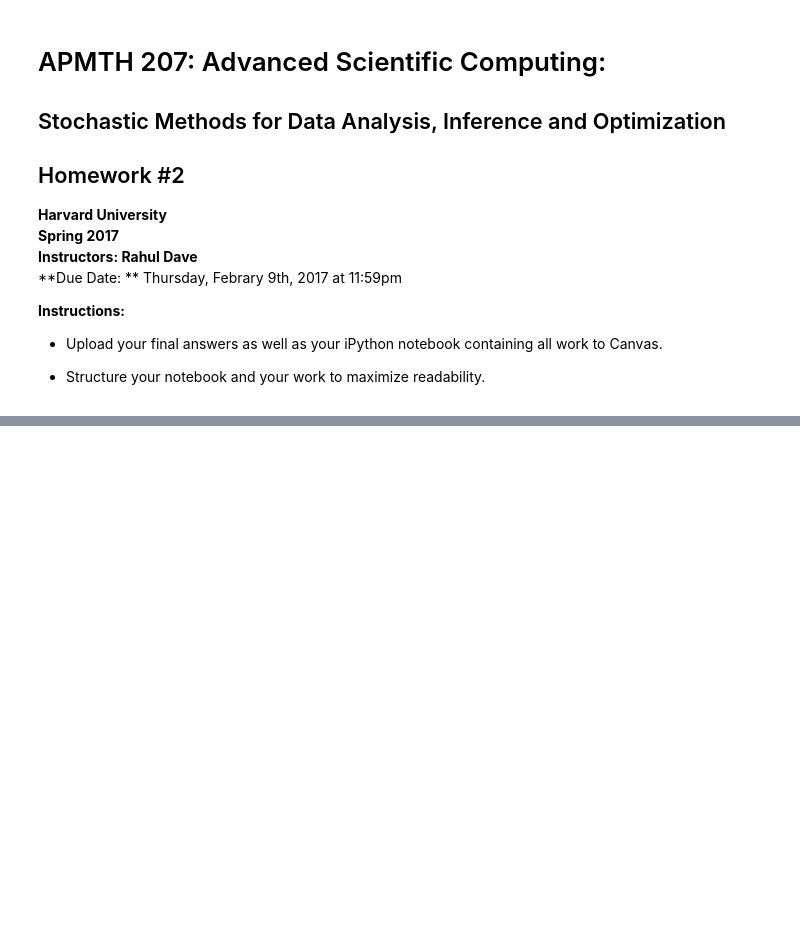
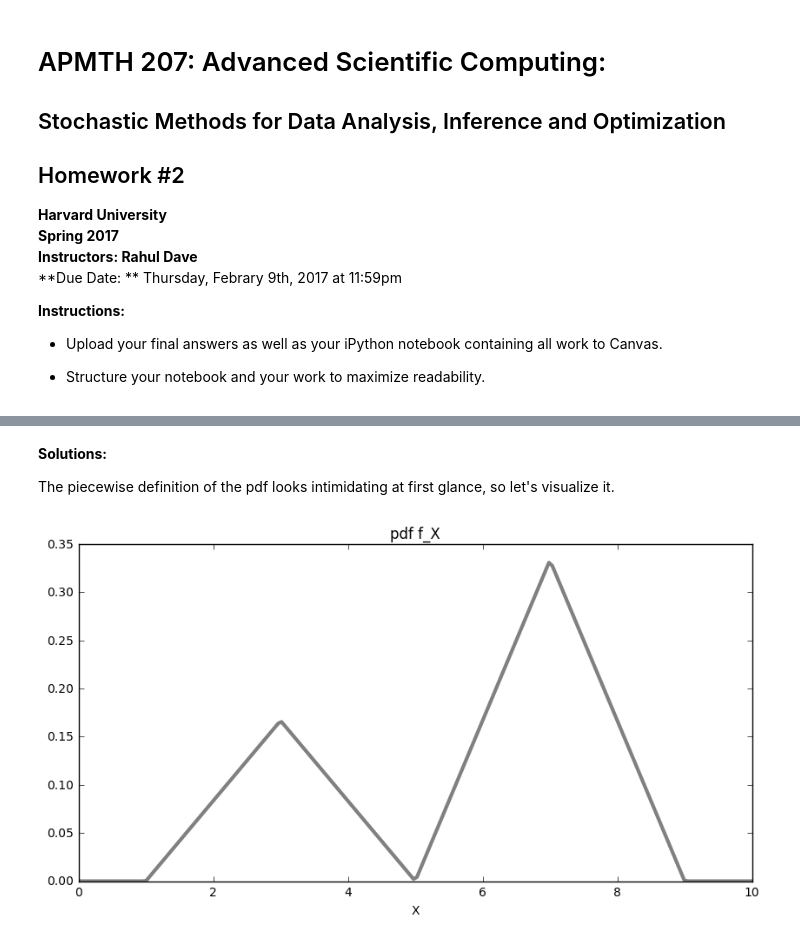
Before and after one commit to chengyeliu/2017HWs, a Jupyter notebook: HW2/AM207_HW2_Solutions.ipynb, the cells around one changed output, grey strips where cells are left out. Saved outputs shown, nothing was run; the diff lists cells and outputs as text; code cells hidden in the pictures; blank space fills up the shorter version.

Commit message:
HW2 solutions (almost there)

```diff
--- a/HW2/AM207_HW2_Solutions.ipynb
+++ b/HW2/AM207_HW2_Solutions.ipynb
@@ -69,0 +105,27 @@ $$
+# %% [markdown]
+**Solutions:**
+
+The piecewise definition of the pdf looks intimidating at first glance, so let's visualize it.
+# %%
+#pdf
+def f_X(x):
+    if x >= 1 and x <= 3:
+        return 1./12 * (x - 1.)
+    elif x > 3 and x <= 5:
+        return -1./12 * (x - 5)
+    elif x > 5 and x <= 7:
+        return 1./6 * (x - 5)
+    elif x > 7 and x <= 9:
+        return -1./6 * (x - 9)
+    else:
+        return 0.
+
+#visualize pdf
+fig, ax = plt.subplots(1, 1, figsize=(10, 5))
+x = np.linspace(0, 10, 200)
+ax.plot(x, map(f_X, x), color='gray', linewidth=3)
+ax.set_xlabel('X')
+ax.set_title('pdf f_X')
+plt.show()
+# %% [output]
+[figure, added]
```
Also changed, not shown: parts of 27 cells of this notebook.
